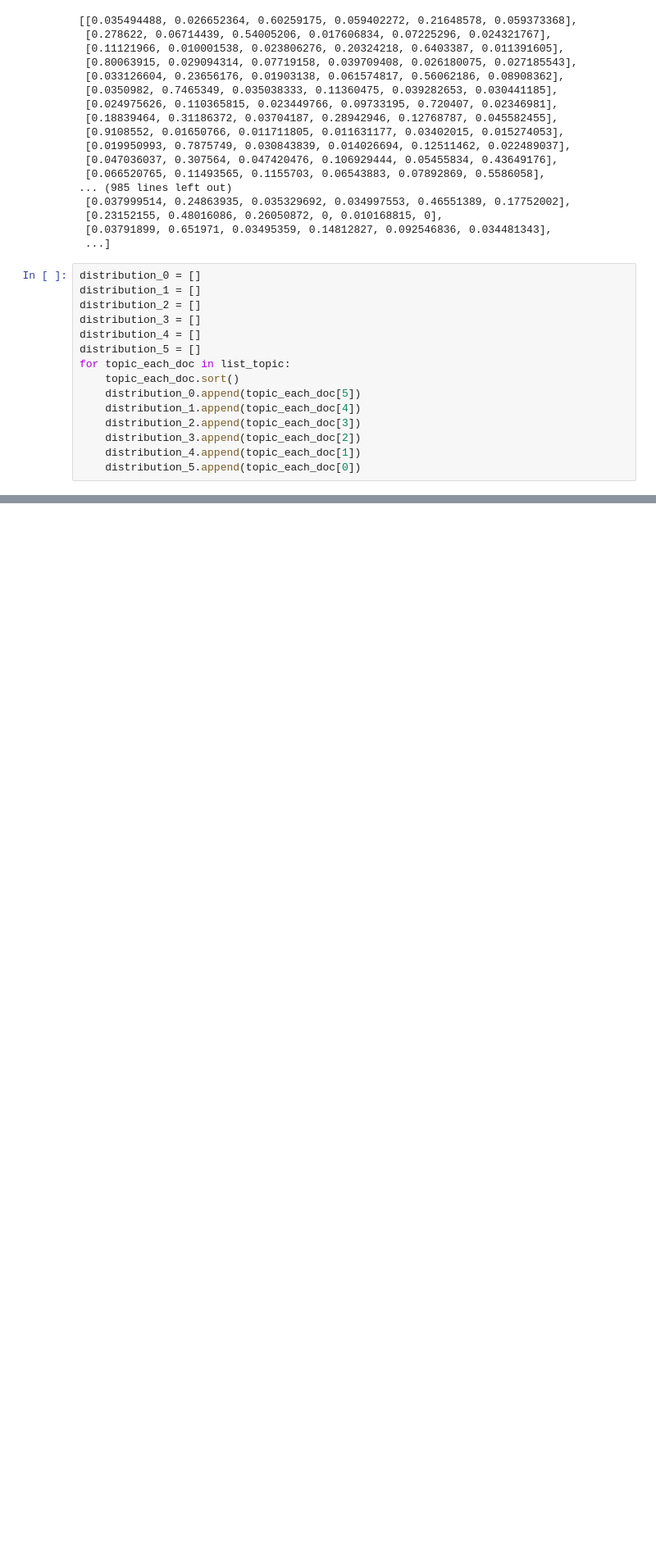
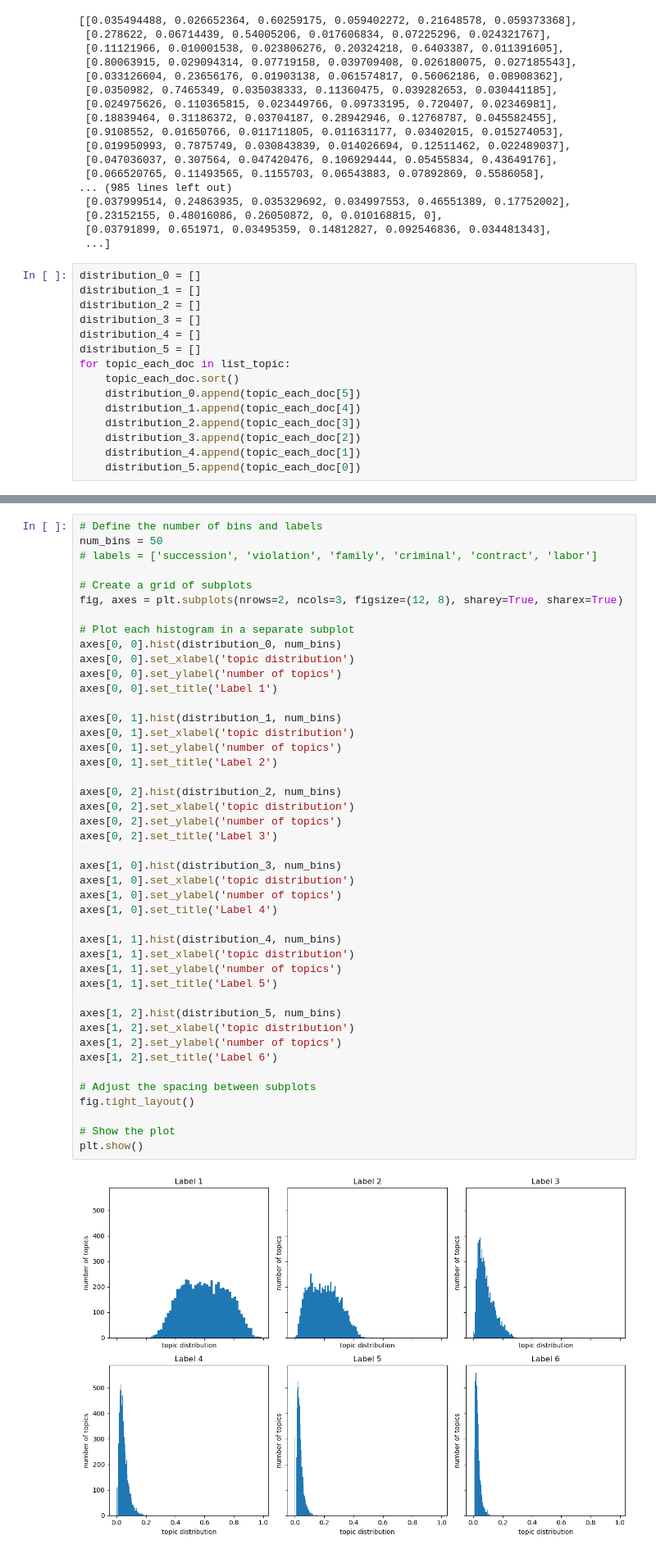
Before and after one commit to PreamJ/LDA_TopicModelling_Legal, a Jupyter notebook: evaluaion02.ipynb, the cells around one changed output, grey strips where cells are left out. Shown at 82% size. Saved outputs shown, nothing was run; the diff lists cells and outputs as text; blank space fills up the shorter version.

```diff
--- a/evaluaion02.ipynb
+++ b/evaluaion02.ipynb
@@ -107,0 +84,46 @@ plt.hist(distribution_1, num_bins)
+# %%
+# Define the number of bins and labels
+num_bins = 50
+# labels = ['succession', 'violation', 'family', 'criminal', 'contract', 'labor']
+
+# Create a grid of subplots
+fig, axes = plt.subplots(nrows=2, ncols=3, figsize=(12, 8), sharey=True, sharex=True)
+
+# Plot each histogram in a separate subplot
+axes[0, 0].hist(distribution_0, num_bins)
+axes[0, 0].set_xlabel('topic distribution')
+axes[0, 0].set_ylabel('number of topics')
+axes[0, 0].set_title('Label 1')
+
+axes[0, 1].hist(distribution_1, num_bins)
+axes[0, 1].set_xlabel('topic distribution')
+axes[0, 1].set_ylabel('number of topics')
+axes[0, 1].set_title('Label 2')
+
+axes[0, 2].hist(distribution_2, num_bins)
+axes[0, 2].set_xlabel('topic distribution')
+axes[0, 2].set_ylabel('number of topics')
+axes[0, 2].set_title('Label 3')
+
+axes[1, 0].hist(distribution_3, num_bins)
+axes[1, 0].set_xlabel('topic distribution')
+axes[1, 0].set_ylabel('number of topics')
+axes[1, 0].set_title('Label 4')
+
+axes[1, 1].hist(distribution_4, num_bins)
+axes[1, 1].set_xlabel('topic distribution')
+axes[1, 1].set_ylabel('number of topics')
+axes[1, 1].set_title('Label 5')
+
+axes[1, 2].hist(distribution_5, num_bins)
+axes[1, 2].set_xlabel('topic distribution')
+axes[1, 2].set_ylabel('number of topics')
+axes[1, 2].set_title('Label 6')
+
+# Adjust the spacing between subplots
+fig.tight_layout()
+
+# Show the plot
+plt.show()
+# %% [output]
+[figure, added]
```
Also changed, not shown: parts of 9 cells of this notebook, 3 other files.
